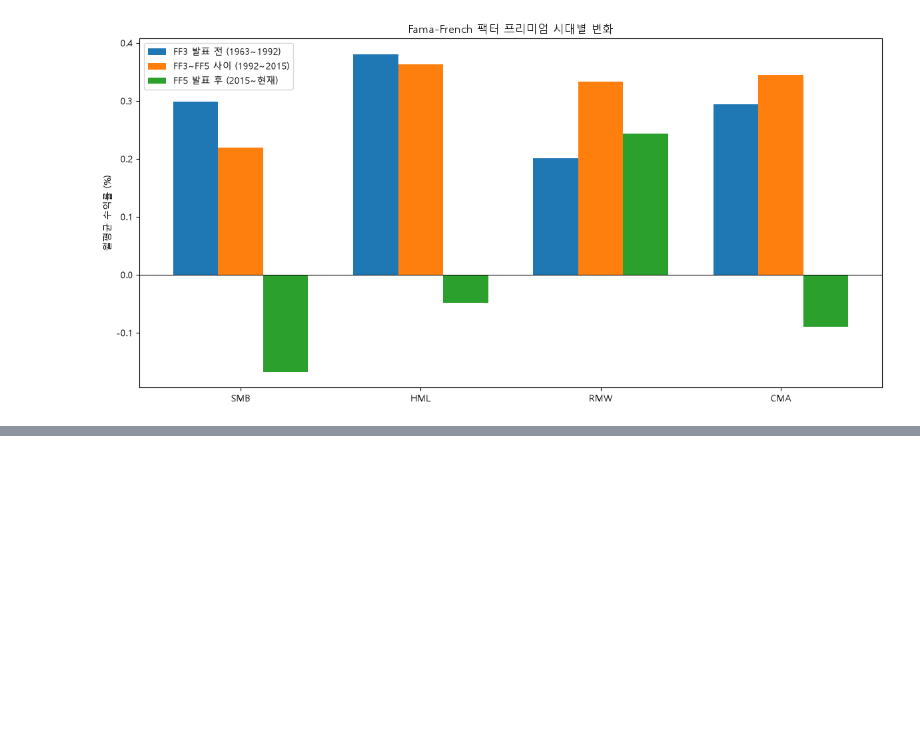
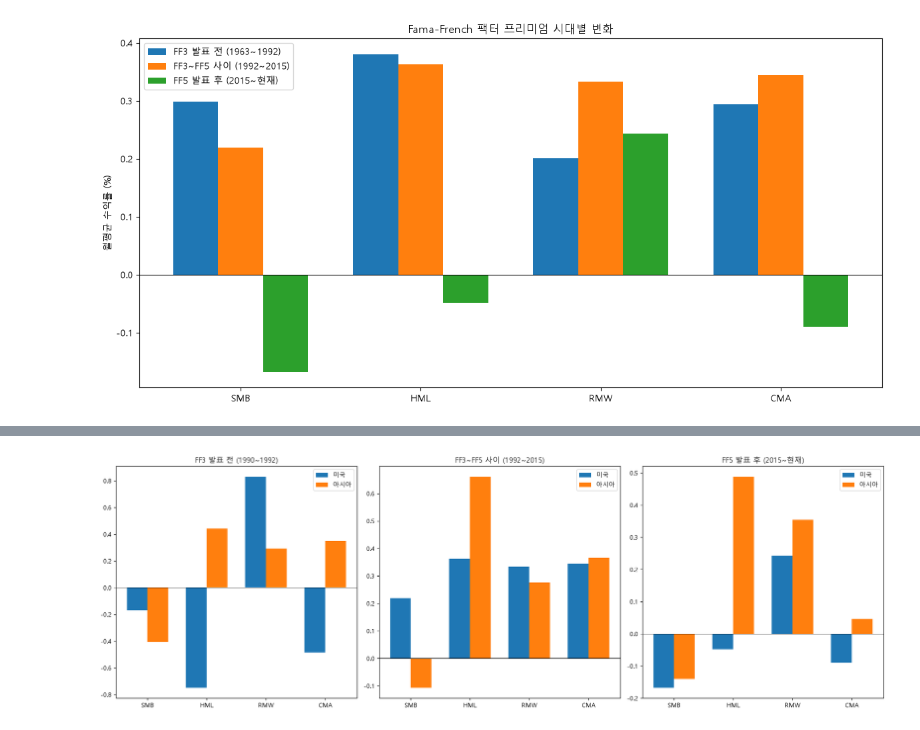
Before and after one commit to byungchan3077/financial-factor-analysis, a Jupyter notebook: stock.ipynb, the cells around one changed output, grey strips where cells are left out. Saved outputs shown, nothing was run; the diff lists cells and outputs as text; code cells hidden in the pictures; blank space fills up the shorter version.

```diff
--- a/stock.ipynb
+++ b/stock.ipynb
@@ -353,0 +497,33 @@ CMA
+# %%
+periods = {
+    'FF3 발표 전 (1990~1992)': ('1990-01-01', '1992-01-01'),
+    'FF3~FF5 사이 (1992~2015)': ('1992-01-01', '2015-01-01'),
+    'FF5 발표 후 (2015~현재)': ('2015-01-01', '2026-12-31')
+}
+
+factors = ['SMB', 'HML', 'RMW', 'CMA']
+
+fig, axes = plt.subplots(1, 3, figsize=(18, 6))
+
+for idx, (period_name, (start, end)) in enumerate(periods.items()):
+    us_period = us[(us.index >= start) & (us.index < end)]
+    asia_period = asia[(asia.index >= start) & (asia.index < end)]
+
+    us_means = [us_period[col].mean()*100 for col in factors]
+    asia_means = [asia_period[col].mean()*100 for col in factors]
+
+    x = np.arange(len(factors))
+    width = 0.35
+
+    axes[idx].bar(x - width/2, us_means, width, label='미국')
+    axes[idx].bar(x + width/2, asia_means, width, label='아시아')
+    axes[idx].axhline(0, color='black', linewidth=0.8)
+    axes[idx].set_xticks(x)
+    axes[idx].set_xticklabels(factors)
+    axes[idx].set_title(period_name)
+    axes[idx].legend()
+
+plt.tight_layout()
+plt.show()
+# %% [output]
+[figure, added]
```
Also changed, not shown: parts of 4 cells of this notebook.
